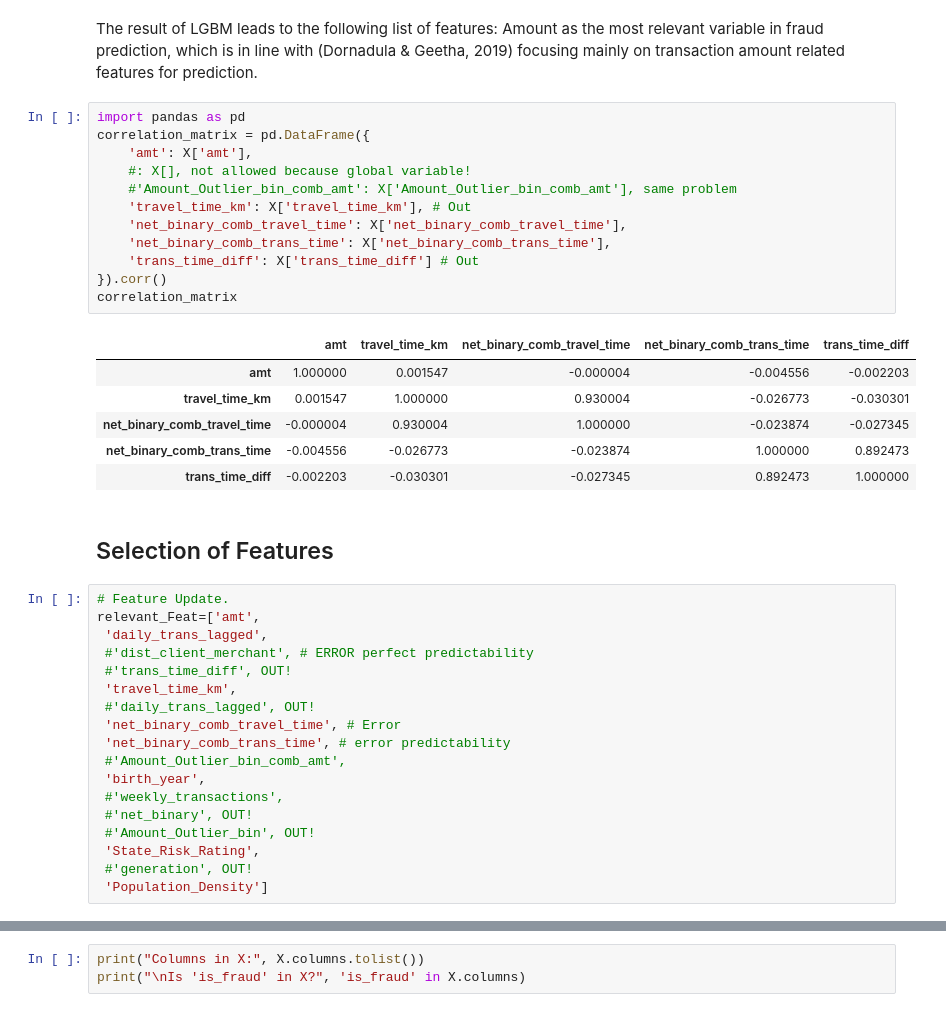
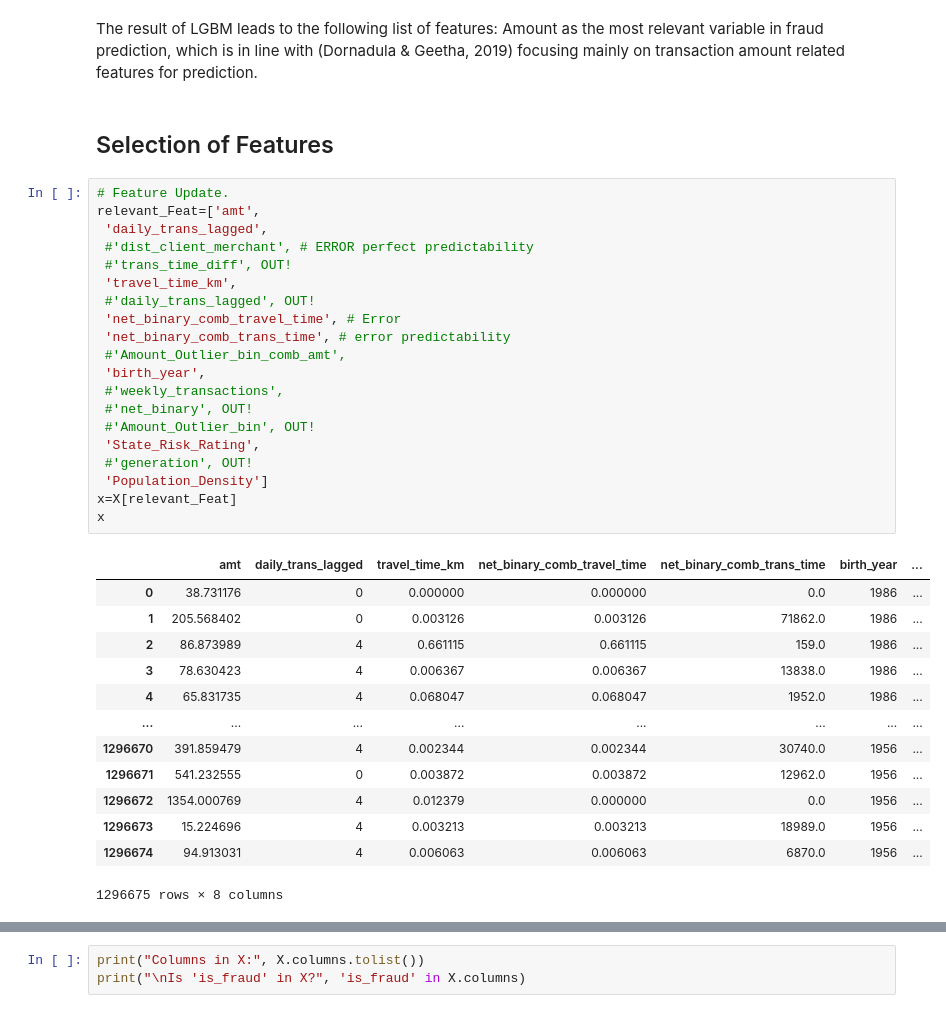
Before and after one commit to arnopopanda-UWM/ML-UWM-April-26, a Jupyter notebook: CC_Fraud_v5.ipynb, the cells around one changed output, grey strips where cells are left out. Drawn from its saved outputs; the diff is of its cells as text.

```diff
--- a/CC_Fraud_v5.ipynb
+++ b/CC_Fraud_v5.ipynb
@@ -466,41 +398,38 @@ And if memory is not enough, you can set `force_col_wise=true`.
 # %% [markdown]
 The result of LGBM leads to the following list of features: Amount as the most relevant variable in fraud prediction, which is in line with (Dornadula & Geetha, 2019) focusing mainly on transaction amount related features for prediction.
-# %%
-import pandas as pd
-correlation_matrix = pd.DataFrame({
-    'amt': X['amt'],
-    #: X[], not allowed because global variable!
-    #'Amount_Outlier_bin_comb_amt': X['Amount_Outlier_bin_comb_amt'], same problem
-    'travel_time_km': X['travel_time_km'], # Out
-    'net_binary_comb_travel_time': X['net_binary_comb_travel_time'],
-    'net_binary_comb_trans_time': X['net_binary_comb_trans_time'],
-    'trans_time_diff': X['trans_time_diff'] # Out
-}).corr()
-correlation_matrix
-# %% [output]
-|  | amt | travel_time_km | net_binary_comb_travel_time | net_binary_comb_trans_time | trans_time_diff |
-| amt | 1.000000 | 0.001547 | -0.000004 | -0.004556 | -0.002203 |
-| travel_time_km | 0.001547 | 1.000000 | 0.930004 | -0.026773 | -0.030301 |
-| net_binary_comb_travel_time | -0.000004 | 0.930004 | 1.000000 | -0.023874 | -0.027345 |
-| net_binary_comb_trans_time | -0.004556 | -0.026773 | -0.023874 | 1.000000 | 0.892473 |
-| trans_time_diff | -0.002203 | -0.030301 | -0.027345 | 0.892473 | 1.000000 |
 # %% [markdown]
 ## Selection of Features
 # %%
 # Feature Update.
 relevant_Feat=['amt',
  'daily_trans_lagged',
  #'dist_client_merchant', # ERROR perfect predictability
  #'trans_time_diff', OUT!
  'travel_time_km',
  #'daily_trans_lagged', OUT!
  'net_binary_comb_travel_time', # Error
  'net_binary_comb_trans_time', # error predictability
  #'Amount_Outlier_bin_comb_amt',
  'birth_year',
  #'weekly_transactions',
  #'net_binary', OUT!
  #'Amount_Outlier_bin', OUT!
  'State_Risk_Rating',
  #'generation', OUT!
  'Population_Density']
+x=X[relevant_Feat]
+x
+# %% [output]
+|  | amt | daily_trans_lagged | travel_time_km | net_binary_comb_travel_time | net_binary_comb_trans_time | birth_year | ... |
+| 0 | 38.731176 | 0 | 0.000000 | 0.000000 | 0.0 | 1986 | ... |
+| 1 | 205.568402 | 0 | 0.003126 | 0.003126 | 71862.0 | 1986 | ... |
+| 2 | 86.873989 | 4 | 0.661115 | 0.661115 | 159.0 | 1986 | ... |
+| 3 | 78.630423 | 4 | 0.006367 | 0.006367 | 13838.0 | 1986 | ... |
+| 4 | 65.831735 | 4 | 0.068047 | 0.068047 | 1952.0 | 1986 | ... |
+| ... | ... | ... | ... | ... | ... | ... | ... |
+| 1296670 | 391.859479 | 4 | 0.002344 | 0.002344 | 30740.0 | 1956 | ... |
+| 1296671 | 541.232555 | 0 | 0.003872 | 0.003872 | 12962.0 | 1956 | ... |
+| 1296672 | 1354.000769 | 4 | 0.012379 | 0.000000 | 0.0 | 1956 | ... |
+| 1296673 | 15.224696 | 4 | 0.003213 | 0.003213 | 18989.0 | 1956 | ... |
+| 1296674 | 94.913031 | 4 | 0.006063 | 0.006063 | 6870.0 | 1956 | ... |
+1296675 rows × 8 columns
```
Also changed, not shown: parts of 40 cells of this notebook.
